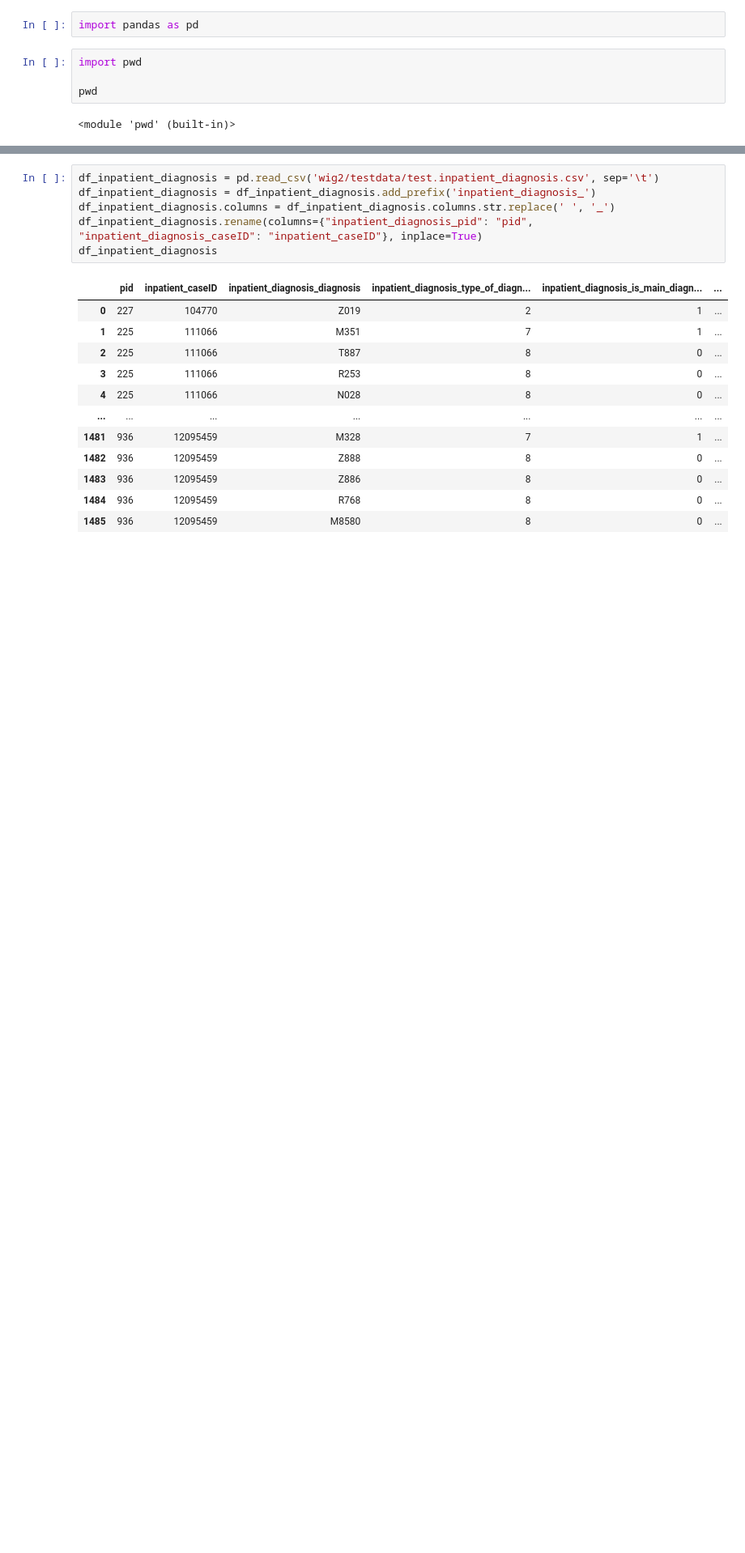
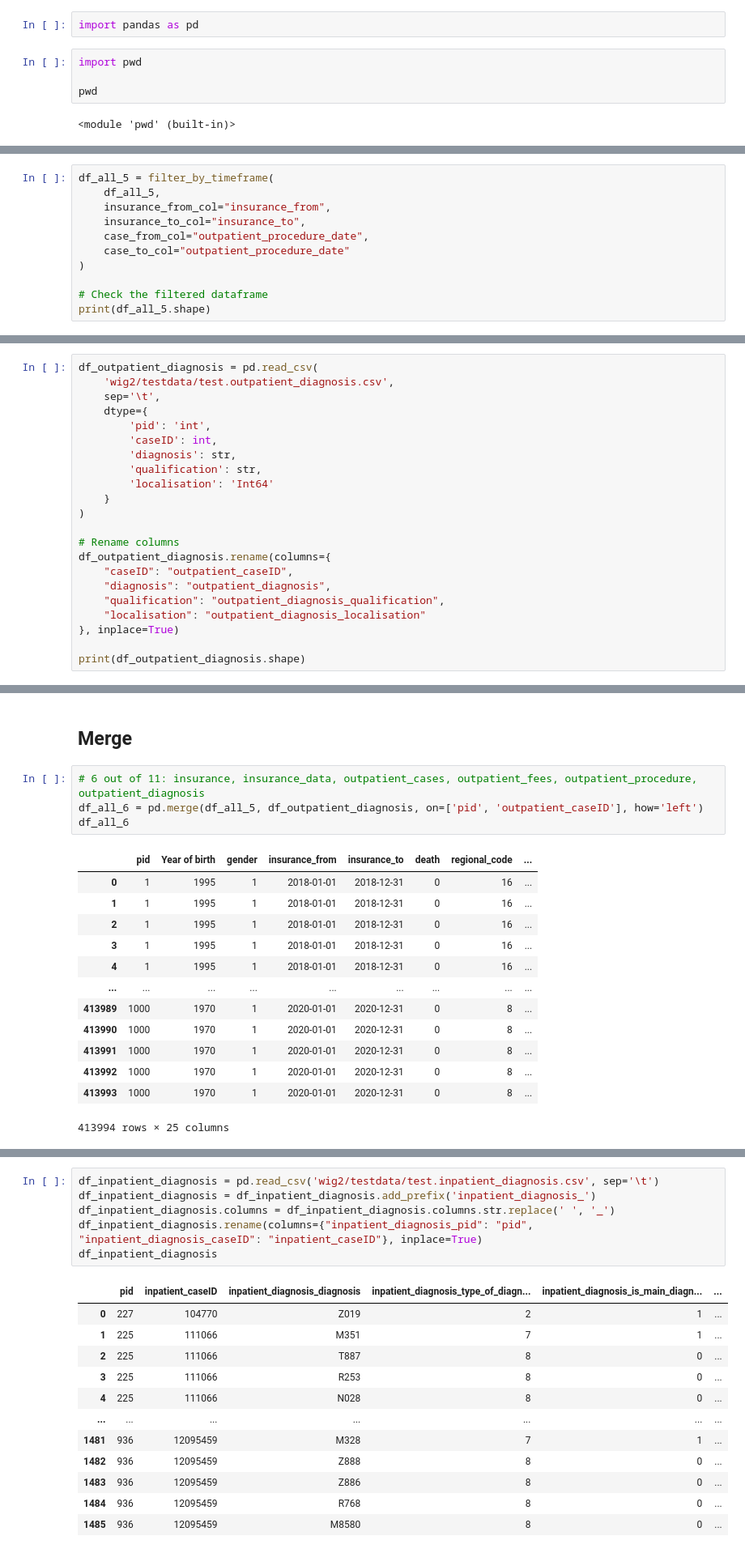
Before and after one commit to Sommerrolle/eval-synth-data-privacy, a Jupyter notebook: data_preprocessing.ipynb, the cells around one changed output, grey strips where cells are left out. Shown at 81% size. Saved outputs shown, nothing was run; the diff lists cells and outputs as text; blank space fills up the shorter version.

```diff
--- a/data_preprocessing.ipynb
+++ b/data_preprocessing.ipynb
@@ -413,0 +420,11 @@ df_universal_8
+# %%
+df_all_5 = filter_by_timeframe(
+    df_all_5,
+    insurance_from_col="insurance_from",
+    insurance_to_col="insurance_to",
+    case_from_col="outpatient_procedure_date",
+    case_to_col="outpatient_procedure_date"
+)
+
+# Check the filtered dataframe
+print(df_all_5.shape)
@@ -413,0 +440,22 @@ df_universal_8
+# %%
+df_outpatient_diagnosis = pd.read_csv(
+    'wig2/testdata/test.outpatient_diagnosis.csv',
+    sep='\t',
+    dtype={
+        'pid': 'int',
+        'caseID': int,
+        'diagnosis': str,
+        'qualification': str,
+        'localisation': 'Int64'
+    }
+)
+
+# Rename columns
+df_outpatient_diagnosis.rename(columns={
+    "caseID": "outpatient_caseID",
+    "diagnosis": "outpatient_diagnosis",
+    "qualification": "outpatient_diagnosis_qualification",
+    "localisation": "outpatient_diagnosis_localisation"
+}, inplace=True)
+
+print(df_outpatient_diagnosis.shape)
@@ -413,0 +502,20 @@ df_universal_8
+# %% [markdown]
+## Merge
+# %%
+# 6 out of 11: insurance, insurance_data, outpatient_cases, outpatient_fees, outpatient_procedure, outpatient_diagnosis
+df_all_6 = pd.merge(df_all_5, df_outpatient_diagnosis, on=['pid', 'outpatient_caseID'], how='left')
+df_all_6
+# %% [output]
+|  | pid | Year of birth | gender | insurance_from | insurance_to | death | regional_code | ... |
+| 0 | 1 | 1995 | 1 | 2018-01-01 | 2018-12-31 | 0 | 16 | ... |
+| 1 | 1 | 1995 | 1 | 2018-01-01 | 2018-12-31 | 0 | 16 | ... |
+| 2 | 1 | 1995 | 1 | 2018-01-01 | 2018-12-31 | 0 | 16 | ... |
+| 3 | 1 | 1995 | 1 | 2018-01-01 | 2018-12-31 | 0 | 16 | ... |
+| 4 | 1 | 1995 | 1 | 2018-01-01 | 2018-12-31 | 0 | 16 | ... |
+| ... | ... | ... | ... | ... | ... | ... | ... | ... |
+| 413989 | 1000 | 1970 | 1 | 2020-01-01 | 2020-12-31 | 0 | 8 | ... |
+| 413990 | 1000 | 1970 | 1 | 2020-01-01 | 2020-12-31 | 0 | 8 | ... |
+| 413991 | 1000 | 1970 | 1 | 2020-01-01 | 2020-12-31 | 0 | 8 | ... |
+| 413992 | 1000 | 1970 | 1 | 2020-01-01 | 2020-12-31 | 0 | 8 | ... |
+| 413993 | 1000 | 1970 | 1 | 2020-01-01 | 2020-12-31 | 0 | 8 | ... |
+413994 rows × 25 columns
```
Also changed, not shown: parts of 92 cells of this notebook.
